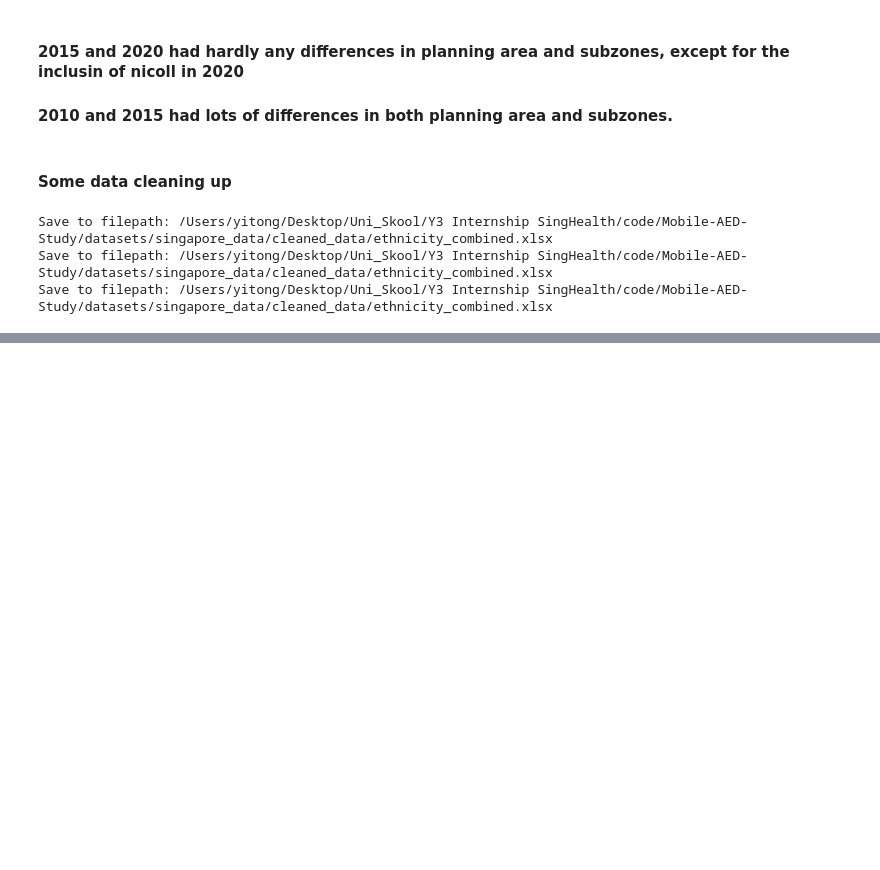
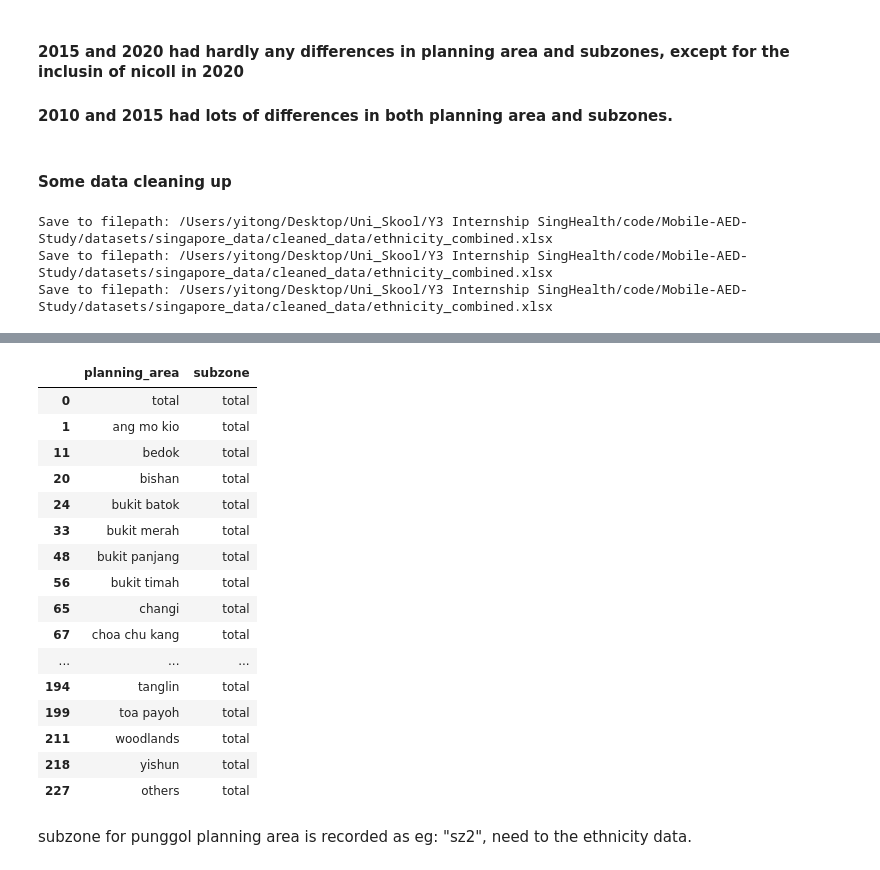
Before and after one commit to axellee1994/AED-OHCA, a Jupyter notebook: src/scripts/onemap_singstat_data/changes_in_ethnicity.ipynb, the cells around one changed output, grey strips where cells are left out. Drawn from its saved outputs; the diff is of its cells as text; code cells hidden in the pictures; blank space fills up the shorter version.

```diff
--- a/src/scripts/onemap_singstat_data/changes_in_ethnicity.ipynb
+++ b/src/scripts/onemap_singstat_data/changes_in_ethnicity.ipynb
@@ -291,0 +428,51 @@ Save to filepath: /Users/yitong/Desktop/Uni_Skool/Y3 Internship SingHealth/code/
+# %%
+def find_missing_subzones(population_year: int, geospatial_year: int, merged_gdf):
+    """
+    outputs a csv file of subzone planning_area pair that is not captured in the merged_gdf df
+    subzones with the name total will not be present in merged_gdf,
+    hence only subzones with the name "total" should appear in the missing_subzones csv
+    """
+    subzone_df, population_age_group_df = get_relevant_dataframes_subzone(population_year, geospatial_year)
+
+    subzone_df_keys = subzone_df.rename(columns={'pln_area_n': 'planning_area', 'subzone_n': 'subzone'})
+    # subzone_df_keys = subzone_df_keys[['planning_area', 'subzone']].drop_duplicates()
+
+    # 2. Perform a left merge: Keep all rows from population_age_group_df (left)
+    #    and mark whether they found a match in subzone_df (right).
+    missing_data_df = population_age_group_df.merge(
+        subzone_df_keys,
+        on=['planning_area', 'subzone'],
+        how='left',
+        indicator=True
+    )
+
+    # 3. Filter for rows that only exist on the left side (population data)
+    unmerged_pairs = missing_data_df[missing_data_df['_merge'] == 'left_only']
+    missing_subzone_population_pairs = unmerged_pairs[['planning_area', 'subzone']].drop_duplicates()
+    output_path = Path(BASE_DATASET_PATH / f"singapore_data/visualisation_data/missing_subzones.csv")
+    missing_subzone_population_pairs.to_csv(output_path)
+
+    return missing_subzone_population_pairs
+# %%
+merged_df = merge_subzone_demographics_with_geospatial(2010, 2008)
+find_missing_subzones(2010, 2008, merged_df)
+# %% [output]
+|  | planning_area | subzone |
+| 0 | total | total |
+| 1 | ang mo kio | total |
+| 11 | bedok | total |
+| 20 | bishan | total |
+| 24 | bukit batok | total |
+| 33 | bukit merah | total |
+| 48 | bukit panjang | total |
+| 56 | bukit timah | total |
+| 65 | changi | total |
+| 67 | choa chu kang | total |
+| ... | ... | ... |
+| 194 | tanglin | total |
+| 199 | toa payoh | total |
+| 211 | woodlands | total |
+| 218 | yishun | total |
+| 227 | others | total |
+# %% [markdown]
+subzone for punggol planning area is recorded as eg: "sz2", need to the ethnicity data.
```
Also changed, not shown: parts of 13 cells of this notebook, 9 other files.
